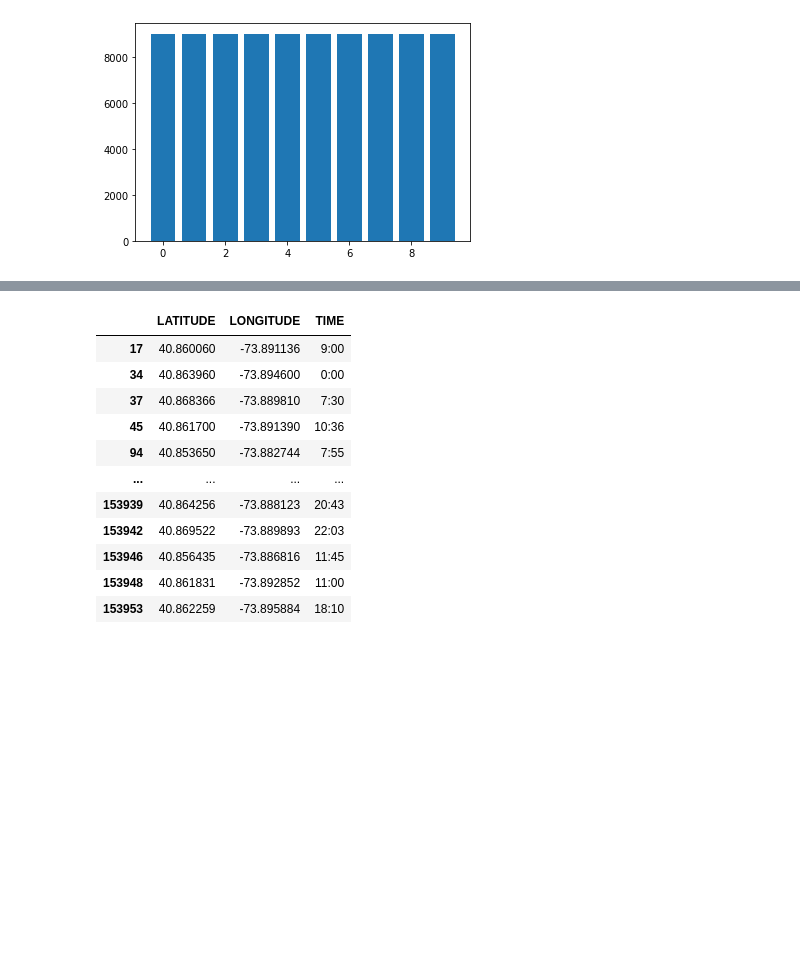
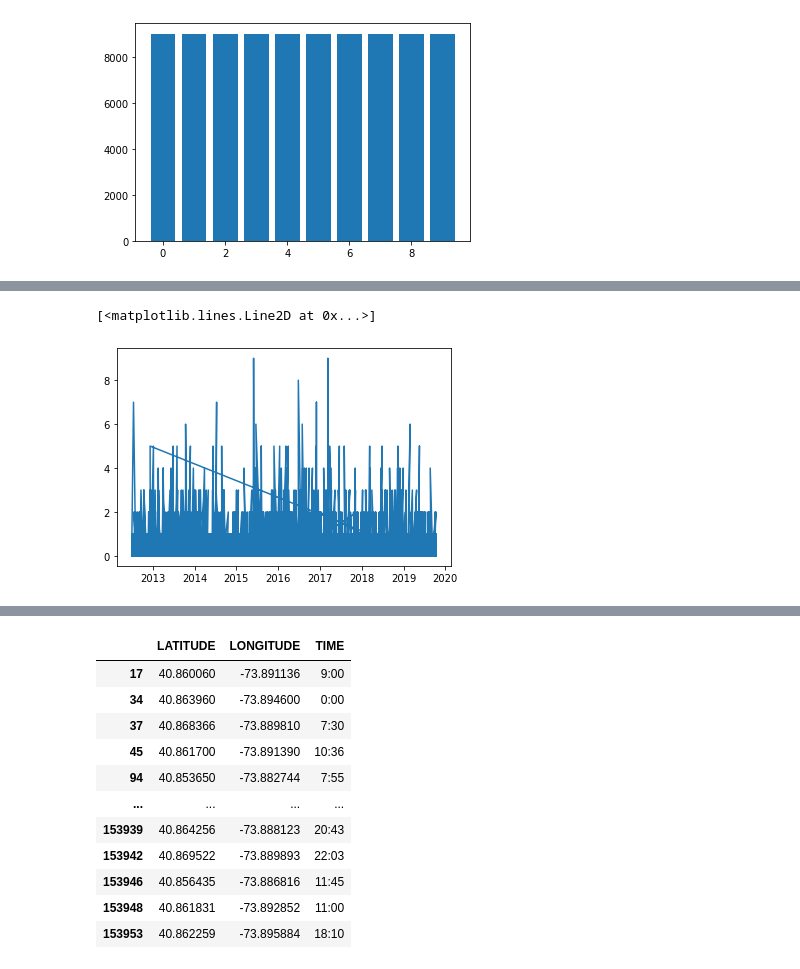
Before and after one commit to Dpinkney001/Data-Science-MAT328-Project-Spring-2021, a Jupyter notebook: Duvall Pinkney Data Science Project.ipynb, the cells around one changed output, grey strips where cells are left out. Saved outputs shown, nothing was run; the diff lists cells and outputs as text; code cells hidden in the pictures; blank space fills up the shorter version.

```diff
--- a/Duvall Pinkney Data Science Project.ipynb
+++ b/Duvall Pinkney Data Science Project.ipynb
@@ -251,0 +318,11 @@ ValueError: x and y must be the same size
+# %%
+m = -1.34283938e-19   # slope
+b = 0.46503374 # y-intercept
+
+plt.plot(new_df['DATE'],new_df['NUMBER OF PERSONS INJURED'])
+#x_coordinates = np.array([0,10000])
+#y_coordinates = x_coordinates * -1.34283938e-19 + 0.46503374
+#plt.plot(x_coordinates, y_coordinates, 'g-')
+# %% [output]
+[<matplotlib.lines.Line2D at 0x...>]
+[figure, added]
```
Also changed, not shown: parts of 16 cells of this notebook.
